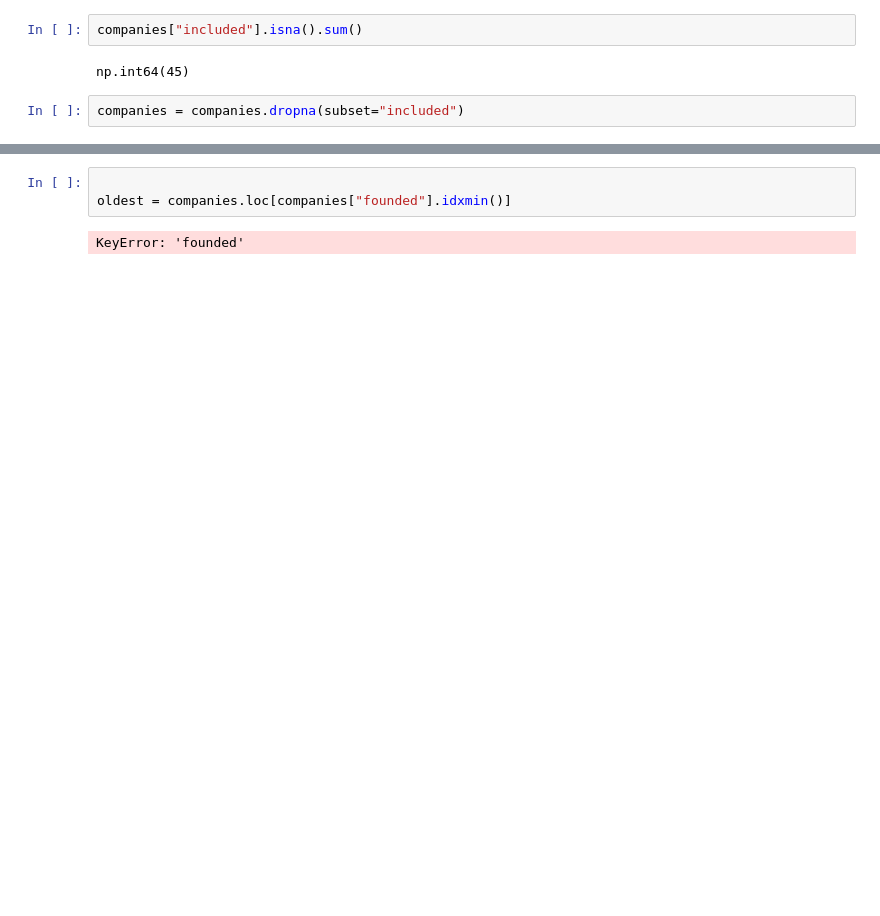
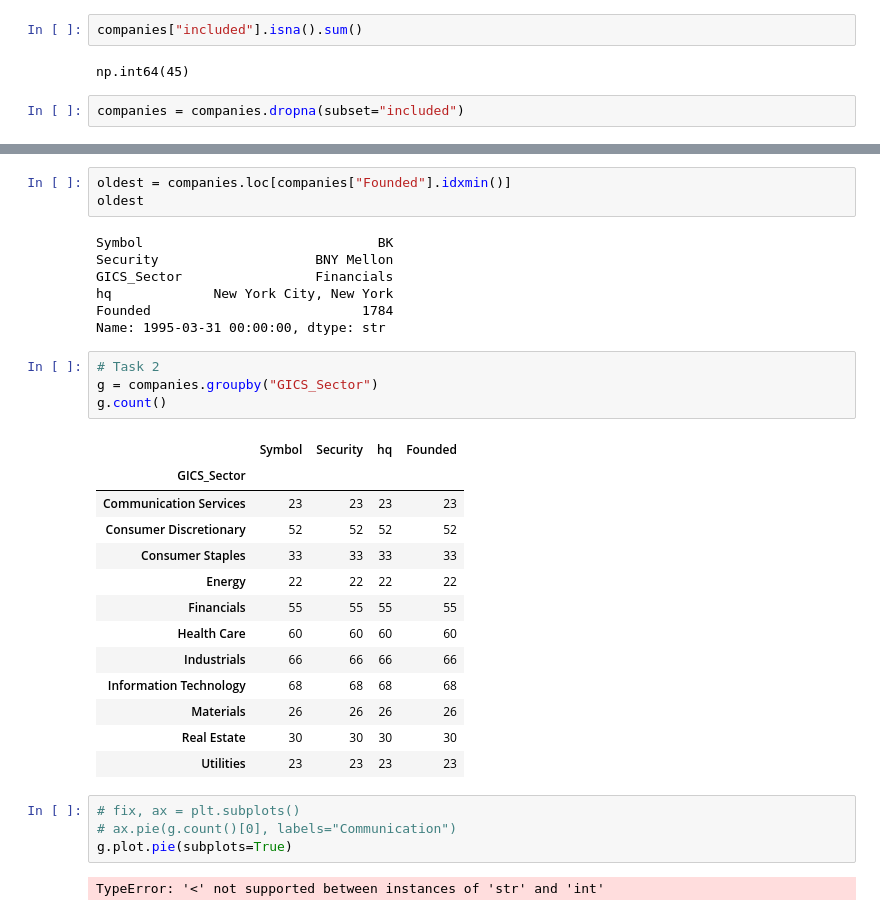
Before and after one commit to aayan-fsv/midterm-py, a Jupyter notebook: final-submission.ipynb, the cells around one changed output, grey strips where cells are left out. Drawn from its saved outputs; the diff is of its cells as text; blank space fills up the shorter version.

```diff
--- a/final-submission.ipynb
+++ b/final-submission.ipynb
@@ -146,5 +160,34 @@ KeyError: 'included'
 # %%
-
-oldest = companies.loc[companies["founded"].idxmin()]
+oldest = companies.loc[companies["Founded"].idxmin()]
+oldest
 # %% [output]
-KeyError: 'founded'
+Symbol                              BK
+Security                    BNY Mellon
+GICS_Sector                 Financials
+hq             New York City, New York
+Founded                           1784
+Name: 1995-03-31 00:00:00, dtype: str
+# %%
+# Task 2
+g = companies.groupby("GICS_Sector")
+g.count()
+# %% [output]
+|  | Symbol | Security | hq | Founded |
+| GICS_Sector |  |  |  |  |
+| Communication Services | 23 | 23 | 23 | 23 |
+| Consumer Discretionary | 52 | 52 | 52 | 52 |
+| Consumer Staples | 33 | 33 | 33 | 33 |
+| Energy | 22 | 22 | 22 | 22 |
+| Financials | 55 | 55 | 55 | 55 |
+| Health Care | 60 | 60 | 60 | 60 |
+| Industrials | 66 | 66 | 66 | 66 |
+| Information Technology | 68 | 68 | 68 | 68 |
+| Materials | 26 | 26 | 26 | 26 |
+| Real Estate | 30 | 30 | 30 | 30 |
+| Utilities | 23 | 23 | 23 | 23 |
+# %%
+# fix, ax = plt.subplots()
+# ax.pie(g.count()[0], labels="Communication")
+g.plot.pie(subplots=True)
+# %% [output]
+TypeError: '<' not supported between instances of 'str' and 'int'
```
Also changed, not shown: parts of 2 cells of this notebook.
